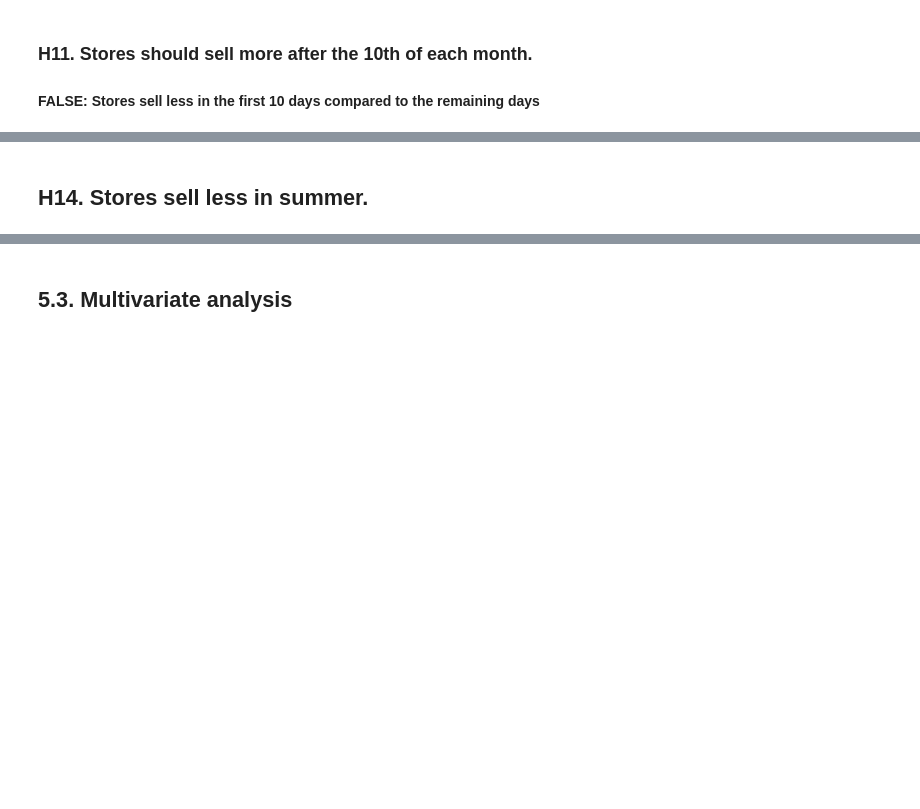
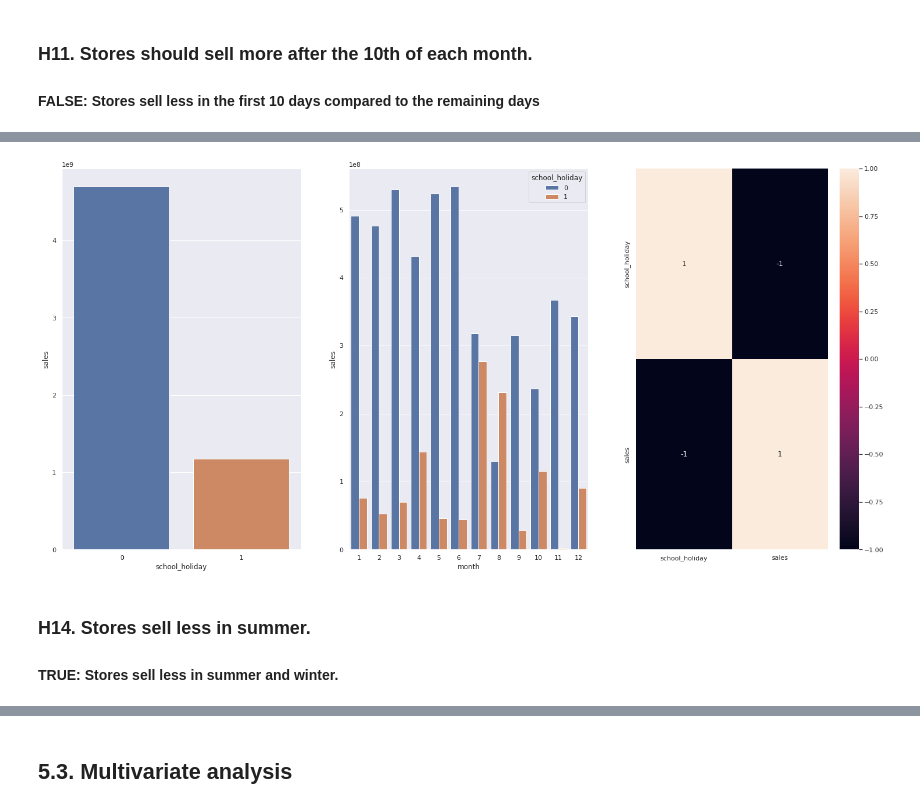
Before and after one commit to luanjesus/rossmann_store_sales_prediction, a Jupyter notebook: exploratory_data_analysis.ipynb, the cells around one changed output, grey strips where cells are left out. Saved outputs shown, nothing was run; the diff lists cells and outputs as text; code cells hidden in the pictures; blank space fills up the shorter version.

```diff
--- a/exploratory_data_analysis.ipynb
+++ b/exploratory_data_analysis.ipynb
@@ -775,2 +826,17 @@ plt.title('Total sales per before 1o days and after 10 days');
+# %%
+aux1 = df5[['school_holiday', 'sales']].groupby('school_holiday').sum().reset_index()
+plt.subplot(1,3,1)
+sns.barplot(x='school_holiday', y='sales', data=aux1)
+
+aux2 = df5[['month', 'school_holiday', 'sales']].groupby(['month', 'school_holiday']).sum().reset_index()
+plt.subplot(1,3,2)
+sns.barplot(x='month', y='sales', hue='school_holiday', data=aux2)
+
+plt.subplot(1,3,3)
+sns.heatmap(aux1.corr(method='pearson'), annot=True);
+# %% [output]
+[figure, added]
 # %% [markdown]
-## **H14.** Stores sell less in summer.
+### **H14.** Stores sell less in summer.
+
+#### TRUE: Stores sell less in summer and winter.
```
Also changed, not shown: parts of 10 cells of this notebook.
